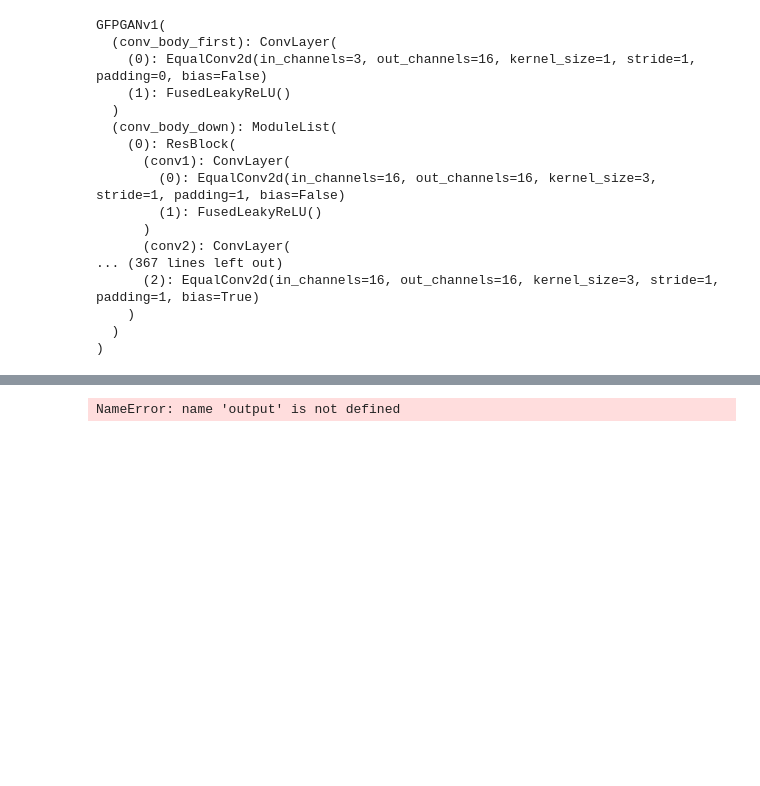
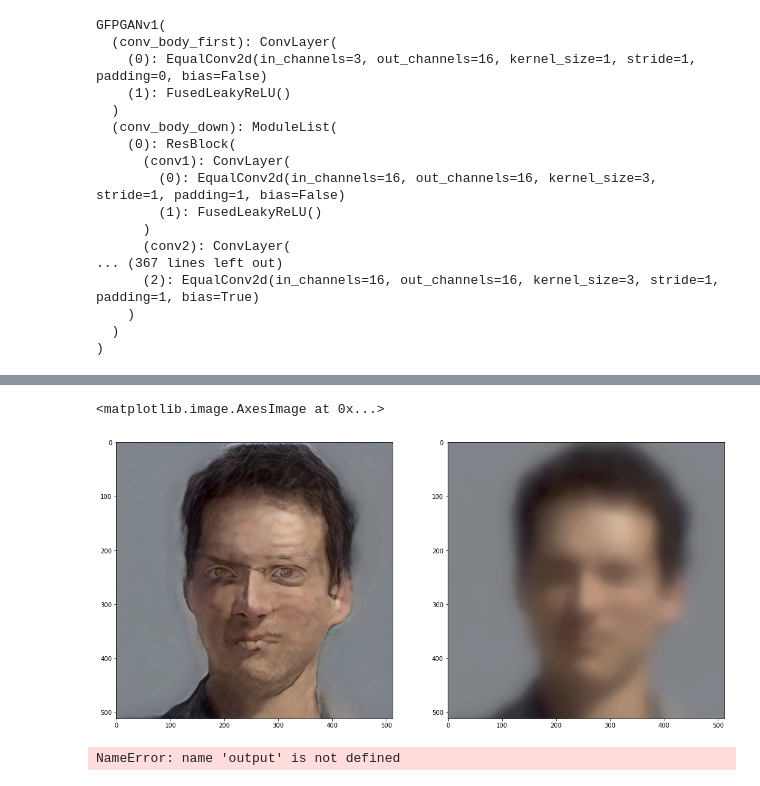
Before and after one commit to MKFMIKU/LTT-GAN, a Jupyter notebook: gfpgan/inference.ipynb, the cells around one changed output, grey strips where cells are left out. Saved outputs shown, nothing was run; the diff lists cells and outputs as text; code cells hidden in the pictures; blank space fills up the shorter version.

```diff
--- a/gfpgan/inference.ipynb
+++ b/gfpgan/inference.ipynb
@@ -119,3 +137,13 @@ plt.imshow(tensor2img(tub_face_img_th, rgb2bgr=False, min_max=(-1, 1)))
+# %%
+plt.figure(figsize=(18, 12))
+plt.subplot(1,2,1)
+plt.imshow(tensor2img(output, rgb2bgr=False, min_max=(-1, 1)))
+
+plt.subplot(1,2,2)
+plt.imshow(tensor2img(tub_face_img_th, rgb2bgr=False, min_max=(-1, 1)))
+# %% [output]
+<matplotlib.image.AxesImage at 0x...>
+[figure, added]
 # %%
 for tub_face in tqdm(tub_faces):
     tub_face_img = cv2.imread(tub_face, cv2.IMREAD_COLOR)[:,512:]
```
Also changed, not shown: parts of 9 cells of this notebook, 11 other files.
